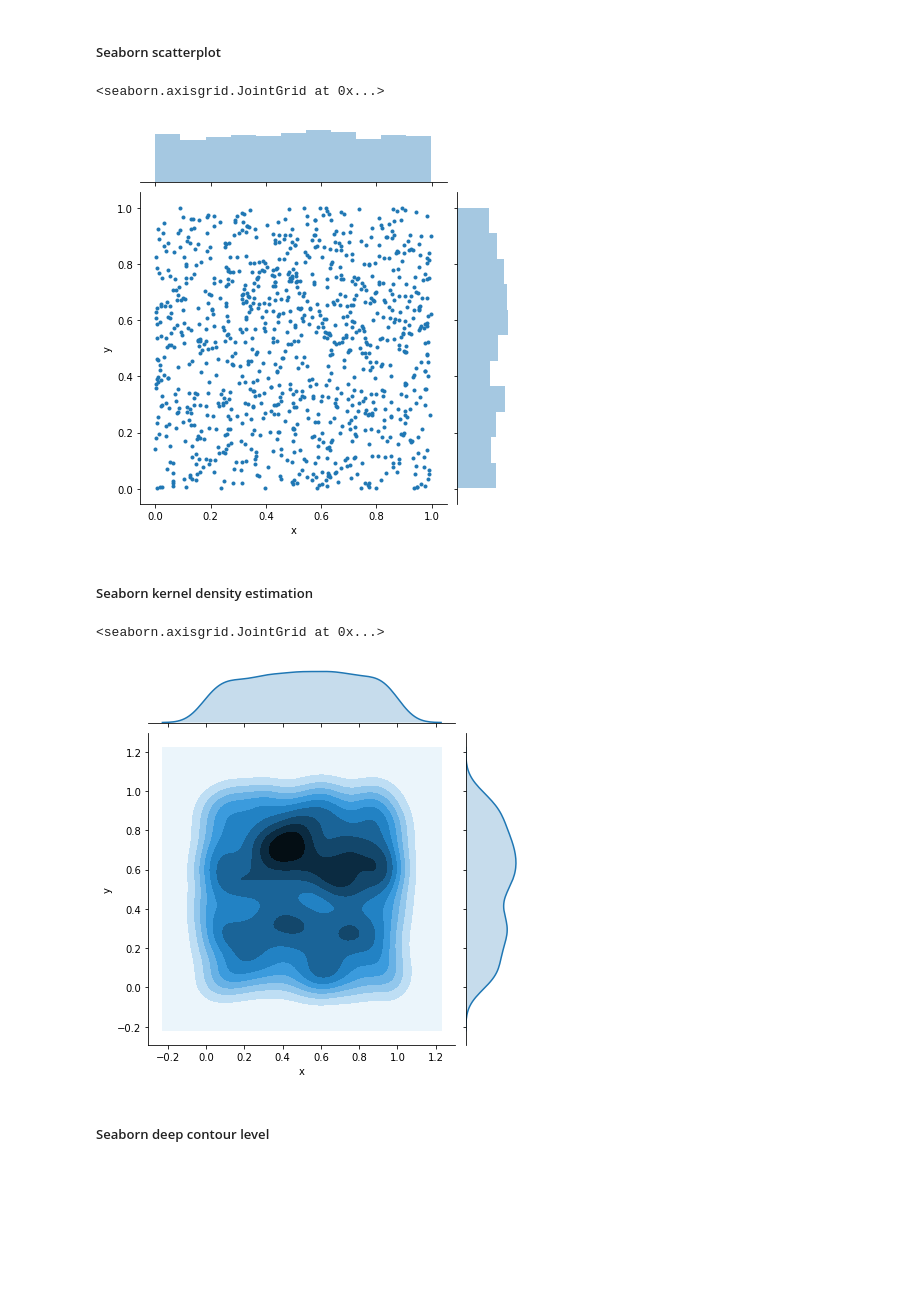
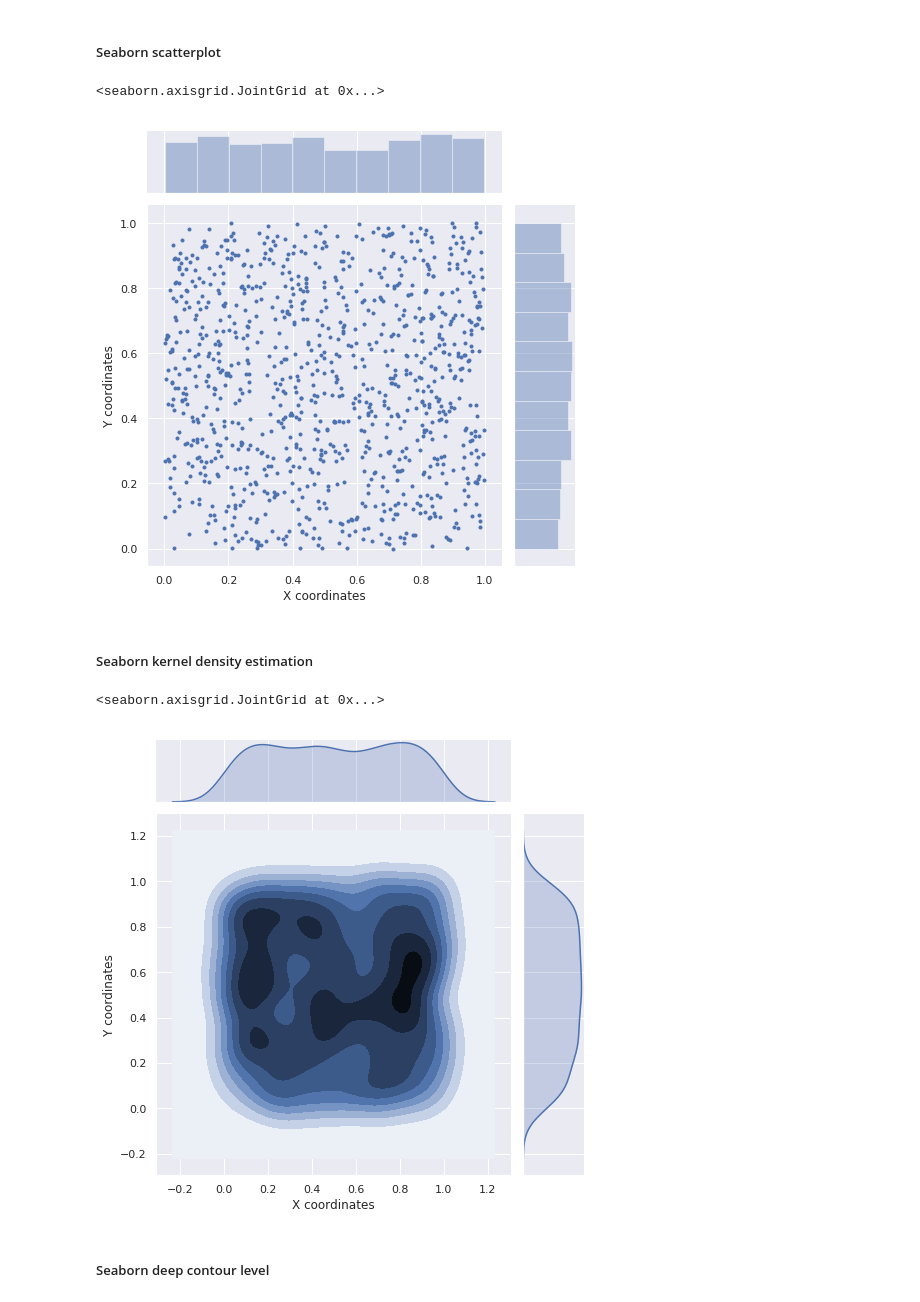
Before and after one commit to masterdesky/ELTE-signal-processing-2018, a Jupyter notebook: 1. gyakorló feladatsor.ipynb, the cells around one changed output. Cells and saved outputs as stored; diff of their text form; code cells hidden in the pictures; blank space fills up the shorter version.

```diff
--- a/1. gyakorló feladatsor.ipynb
+++ b/1. gyakorló feladatsor.ipynb
@@ -428,6 +429,9 @@ We need to generate a datatable with $N \approx 1000$ random datapoints. We achi
 # %%
 import seaborn as sns
 import pandas as pd
+# %%
+# Set sns to its standard display for plots
+sns.set()
 # %% [markdown]
 ##### Initial attributes for datapoints
 # %%
@@ -474,17 +489,17 @@ df.to_csv("Task4_scatterplot.csv", index=False, mode='w+')
 # %% [markdown]
 ##### Seaborn scatterplot
 # %%
-sns.jointplot(x="x", y="y", data=df, marker = '.')
+sns.jointplot(x="x", y="y", data=df, height=7, marker = '.').set_axis_labels("X coordinates", "Y coordinates")
 # %% [output]
 <seaborn.axisgrid.JointGrid at 0x...>
-[figure, old version]
+[figure, new version]
 # %% [markdown]
 ##### Seaborn kernel density estimation
 # %%
-sns.jointplot(x = "x", y = "y", data=df, kind="kde")
+sns.jointplot(x="x", y="y", data=df, height=7, kind="kde").set_axis_labels("X coordinates", "Y coordinates")
 # %% [output]
 <seaborn.axisgrid.JointGrid at 0x...>
-[figure, old version]
+[figure, new version]
 # %% [markdown]
 ##### Seaborn deep contour level
 # %%
```
Also changed, not shown: parts of 78 cells of this notebook.
